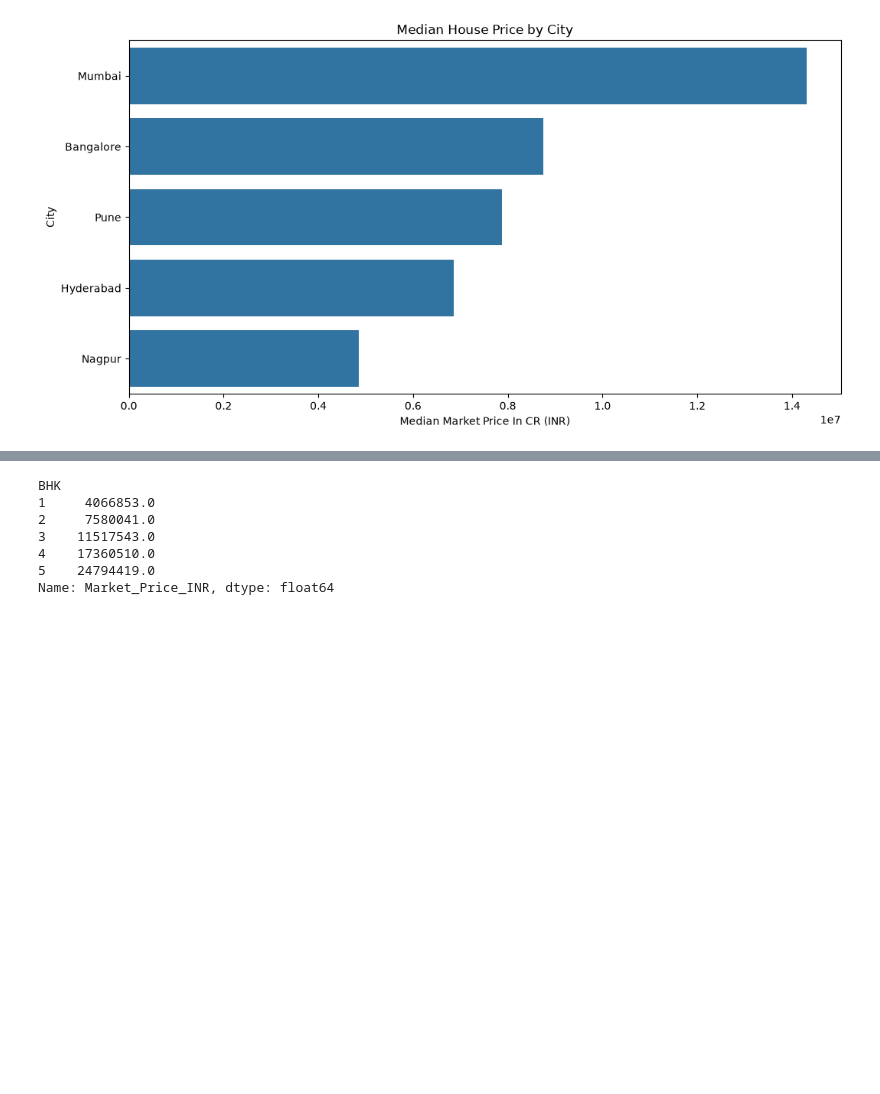
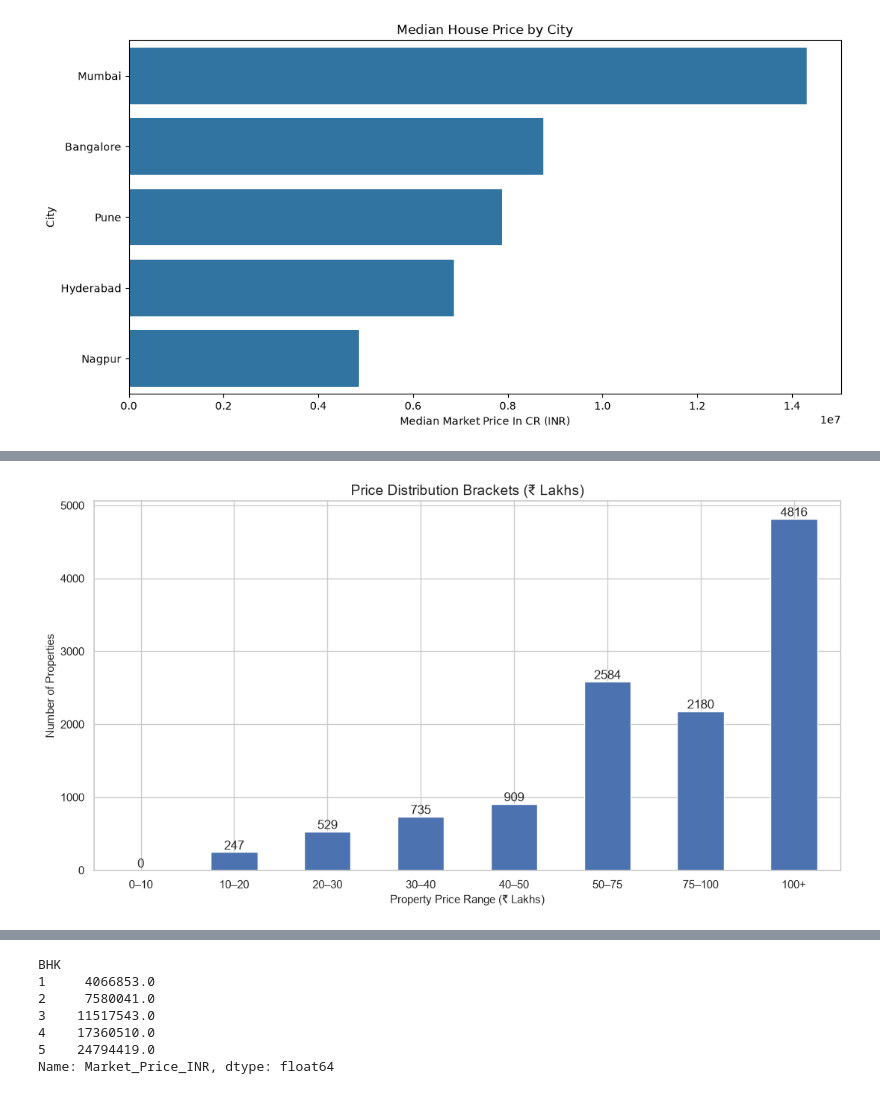
Before and after one commit to santoshhadiya/House-Price-Prediction-ML, a Jupyter notebook: House Price Prediction.ipynb, the cells around one changed output, grey strips where cells are left out. Saved outputs shown, nothing was run; the diff lists cells and outputs as text; code cells hidden in the pictures; blank space fills up the shorter version.

```diff
--- a/House Price Prediction.ipynb
+++ b/House Price Prediction.ipynb
@@ -403,3 +403,19 @@ plt.ylabel("City")
 plt.show()
 # %% [output]
 [figure]
+# %%
+sns.set_theme(style="whitegrid", palette="deep")
+plt.rcParams["figure.figsize"] = (10, 6)
+plt.rcParams["axes.titlesize"] = 14
+plt.rcParams["axes.labelsize"] = 11
+
+df = pd.read_csv("house_price_dataset_india_12k.csv")
+
+# Convert the target price into lakhs for visualization
+df["Price_Lakhs"] = df["Market_Price_INR"] / 100000
+
+print("Dataset shape:", df.shape)
+print("Available columns:")
+print(df.columns.tolist())
+
+df.head()
@@ -405,0 +433,32 @@ plt.show()
+# %%
+price_bins = [0, 10, 20, 30, 40, 50, 75, 100, np.inf]
+price_labels = [
+    "0–10", "10–20", "20–30", "30–40",
+    "40–50", "50–75", "75–100", "100+"
+]
+
+df["Price_Bracket"] = pd.cut(
+    df["Price_Lakhs"],
+    bins=price_bins,
+    labels=price_labels,
+    right=False
+)
+
+bracket_counts = df["Price_Bracket"].value_counts(
+    sort=False
+)
+
+ax = bracket_counts.plot(kind="bar", figsize=(11, 6))
+
+ax.set_title("Price Distribution Brackets (₹ Lakhs)")
+ax.set_xlabel("Property Price Range (₹ Lakhs)")
+ax.set_ylabel("Number of Properties")
+ax.tick_params(axis="x", rotation=0)
+
+for container in ax.containers:
+    ax.bar_label(container)
+
+plt.tight_layout()
+plt.show()
+# %% [output]
+[figure, added]
```
Also changed, not shown: parts of 9 cells of this notebook, 28 other files.
